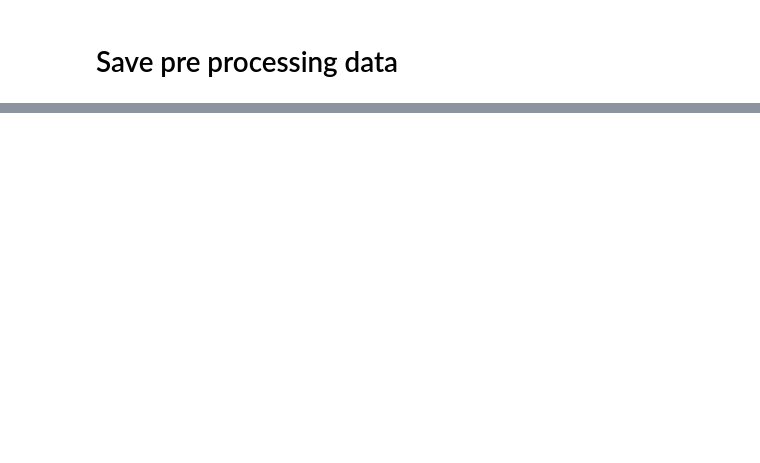
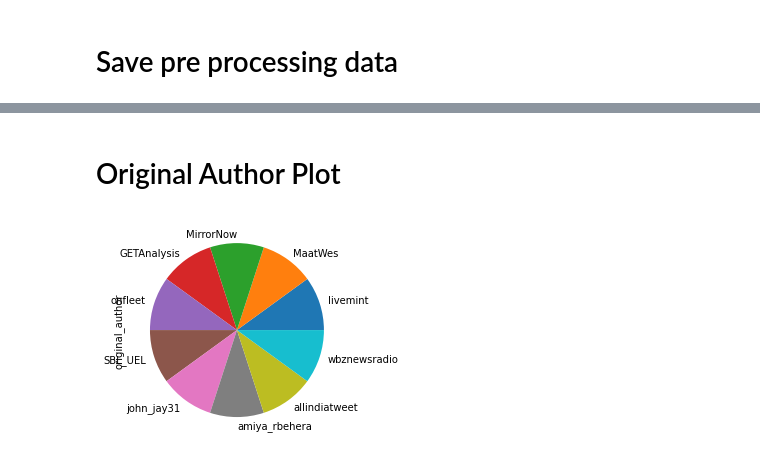
Before and after one commit to tesfayealex/Twitter-Data-Analysis, a Jupyter notebook: notebooks/Data exploration and pre-processing.ipynb, the cells around one changed output, grey strips where cells are left out. Saved outputs shown, nothing was run; the diff lists cells and outputs as text; code cells hidden in the pictures; blank space fills up the shorter version.

```diff
--- a/notebooks/Data exploration and pre-processing.ipynb
+++ b/notebooks/Data exploration and pre-processing.ipynb
@@ -125,0 +247,6 @@ tweets_df.to_csv("../data/processed_data_tweets.csv", index=False)
+# %% [markdown]
+# Original Author Plot
+# %%
+tweets_df['original_author'].value_counts().head(10).plot(kind="pie");
+# %% [output]
+[figure, added]
```
Also changed, not shown: parts of 29 cells of this notebook, 3 other files.
